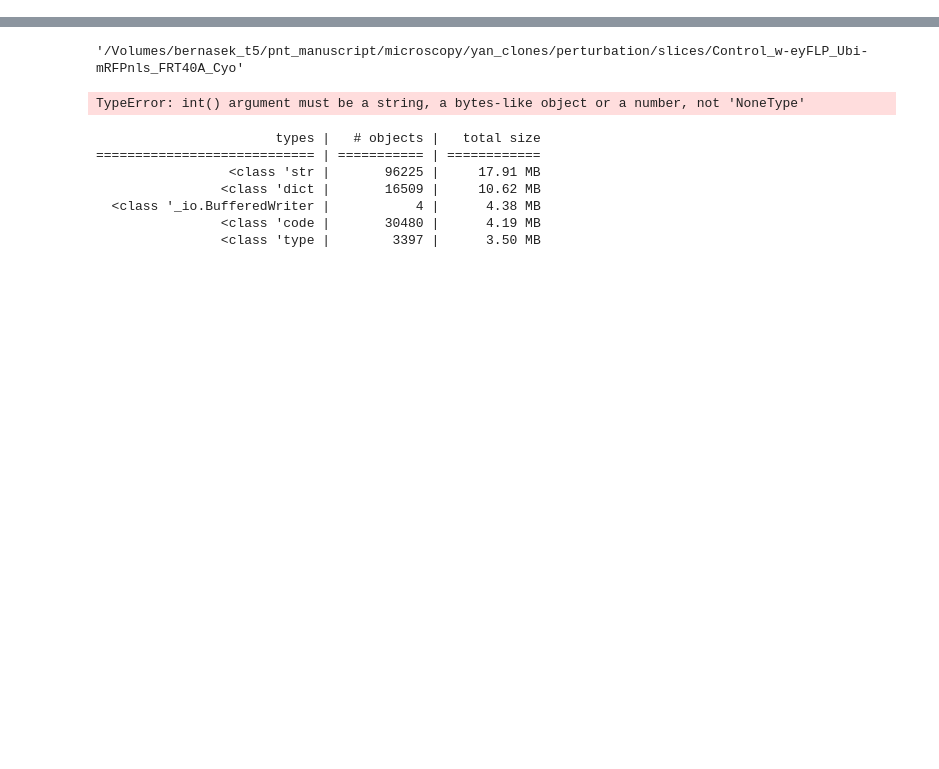
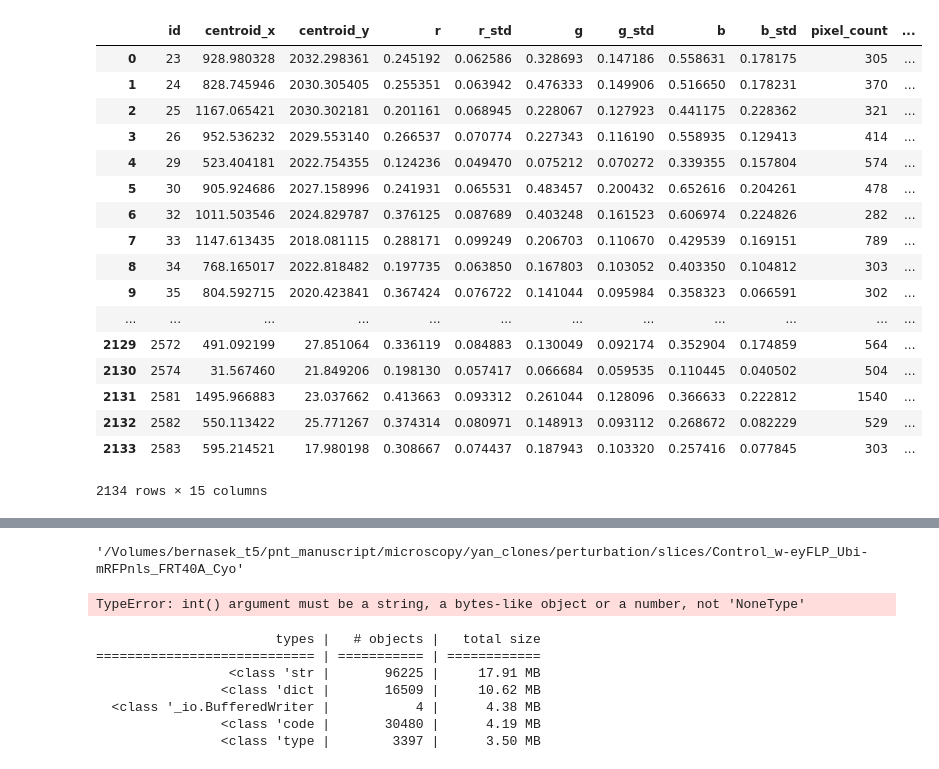
Before and after one commit to sbernasek/flyqma, a Jupyter notebook: notebooks/segmentation.ipynb, the cells around one changed output, grey strips where cells are left out. Cells and saved outputs as stored; diff of their text form; code cells hidden in the pictures; blank space fills up the shorter version.

```diff
--- a/notebooks/segmentation.ipynb
+++ b/notebooks/segmentation.ipynb
@@ -103,0 +111,21 @@ def parse(experiment, genotype, stack_path):
+# %%
+stack.df
+# %% [output]
+|  | id | centroid_x | centroid_y | r | r_std | g | g_std | b | b_std | pixel_count | ... |
+| 0 | 23 | 928.980328 | 2032.298361 | 0.245192 | 0.062586 | 0.328693 | 0.147186 | 0.558631 | 0.178175 | 305 | ... |
+| 1 | 24 | 828.745946 | 2030.305405 | 0.255351 | 0.063942 | 0.476333 | 0.149906 | 0.516650 | 0.178231 | 370 | ... |
+| 2 | 25 | 1167.065421 | 2030.302181 | 0.201161 | 0.068945 | 0.228067 | 0.127923 | 0.441175 | 0.228362 | 321 | ... |
+| 3 | 26 | 952.536232 | 2029.553140 | 0.266537 | 0.070774 | 0.227343 | 0.116190 | 0.558935 | 0.129413 | 414 | ... |
+| 4 | 29 | 523.404181 | 2022.754355 | 0.124236 | 0.049470 | 0.075212 | 0.070272 | 0.339355 | 0.157804 | 574 | ... |
+| 5 | 30 | 905.924686 | 2027.158996 | 0.241931 | 0.065531 | 0.483457 | 0.200432 | 0.652616 | 0.204261 | 478 | ... |
+| 6 | 32 | 1011.503546 | 2024.829787 | 0.376125 | 0.087689 | 0.403248 | 0.161523 | 0.606974 | 0.224826 | 282 | ... |
+| 7 | 33 | 1147.613435 | 2018.081115 | 0.288171 | 0.099249 | 0.206703 | 0.110670 | 0.429539 | 0.169151 | 789 | ... |
+| 8 | 34 | 768.165017 | 2022.818482 | 0.197735 | 0.063850 | 0.167803 | 0.103052 | 0.403350 | 0.104812 | 303 | ... |
+| 9 | 35 | 804.592715 | 2020.423841 | 0.367424 | 0.076722 | 0.141044 | 0.095984 | 0.358323 | 0.066591 | 302 | ... |
+| ... | ... | ... | ... | ... | ... | ... | ... | ... | ... | ... | ... |
+| 2129 | 2572 | 491.092199 | 27.851064 | 0.336119 | 0.084883 | 0.130049 | 0.092174 | 0.352904 | 0.174859 | 564 | ... |
+| 2130 | 2574 | 31.567460 | 21.849206 | 0.198130 | 0.057417 | 0.066684 | 0.059535 | 0.110445 | 0.040502 | 504 | ... |
+| 2131 | 2581 | 1495.966883 | 23.037662 | 0.413663 | 0.093312 | 0.261044 | 0.128096 | 0.366633 | 0.222812 | 1540 | ... |
+| 2132 | 2582 | 550.113422 | 25.771267 | 0.374314 | 0.080971 | 0.148913 | 0.093112 | 0.268672 | 0.082229 | 529 | ... |
+| 2133 | 2583 | 595.214521 | 17.980198 | 0.308667 | 0.074437 | 0.187943 | 0.103320 | 0.257416 | 0.077845 | 303 | ... |
+2134 rows × 15 columns
```
Also changed, not shown: parts of 9 cells of this notebook, 5 other files.
